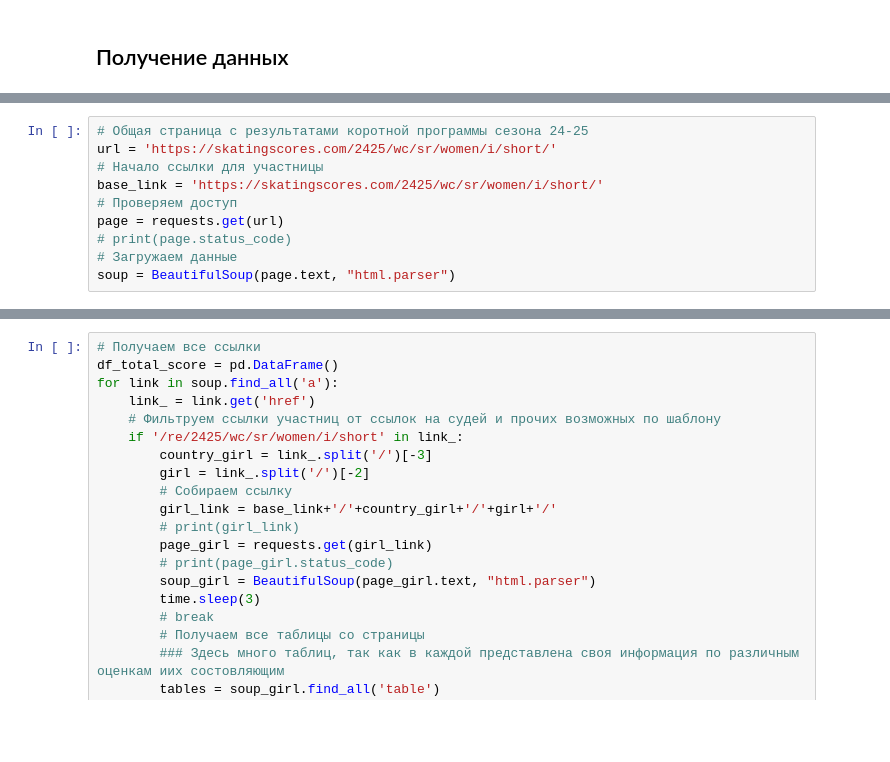
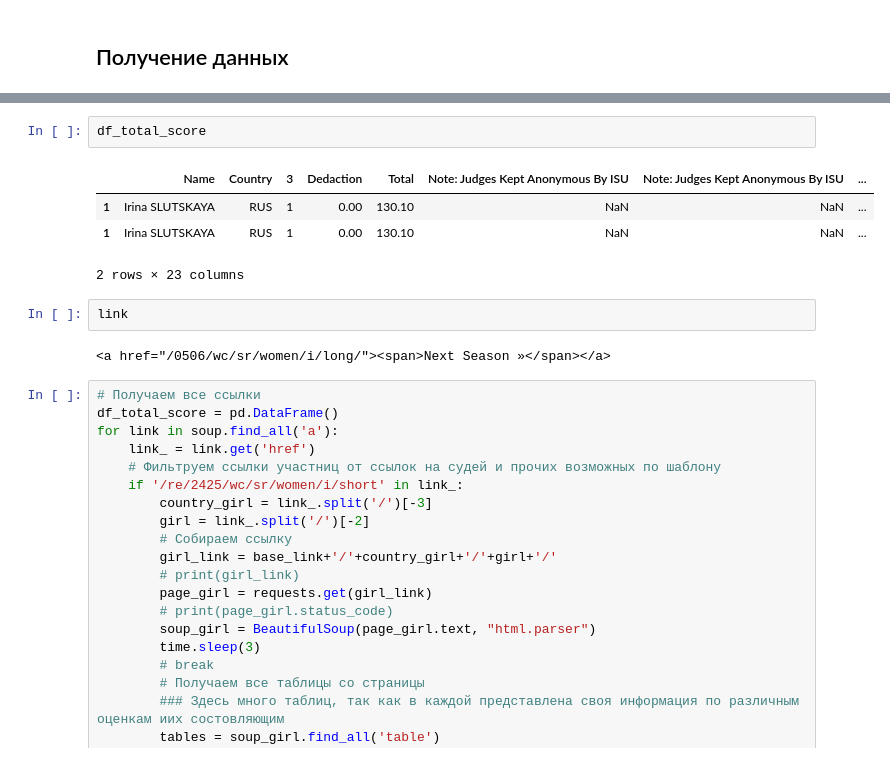
Before and after one commit to Jnesmey/Analytics, a Jupyter notebook: статистика фк.ipynb, the cells around one changed output, grey strips where cells are left out. Saved outputs shown, nothing was run; the diff lists cells and outputs as text; blank space fills up the shorter version.

```diff
--- a/статистика фк.ipynb
+++ b/статистика фк.ipynb
@@ -51,10 +63,0 @@ https://skatingscores.com/сезон/чемпионат/возрастная к
-# %%
-# Общая страница с результатами коротной программы сезона 24-25
-url = 'https://skatingscores.com/2425/wc/sr/women/i/short/'
-# Начало ссылки для участницы
-base_link = 'https://skatingscores.com/2425/wc/sr/women/i/short/'
-# Проверяем доступ
-page = requests.get(url)
-# print(page.status_code)
-# Загружаем данные
-soup = BeautifulSoup(page.text, "html.parser")
@@ -63,3 +132,14 @@ soup = BeautifulSoup(page.text, "html.parser")
+# %%
+df_total_score
+# %% [output]
+|  | Name | Country | 3 | Dedaction | Total | Note: Judges Kept Anonymous By ISU | Note: Judges Kept Anonymous By ISU | ... |
+| 1 | Irina SLUTSKAYA | RUS | 1 | 0.00 | 130.10 | NaN | NaN | ... |
+| 1 | Irina SLUTSKAYA | RUS | 1 | 0.00 | 130.10 | NaN | NaN | ... |
+2 rows × 23 columns
+# %%
+link
+# %% [output]
+<a href="/0506/wc/sr/women/i/long/"><span>Next Season »</span></a>
 # %%
 # Получаем все ссылки
 df_total_score = pd.DataFrame()
```
Also changed, not shown: parts of 5 cells of this notebook.
